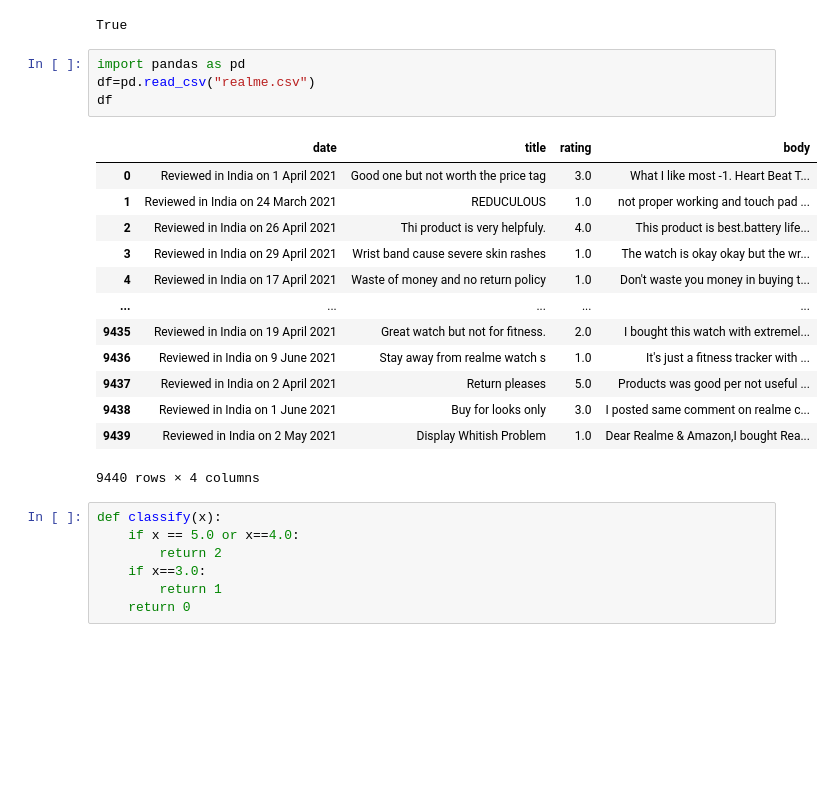
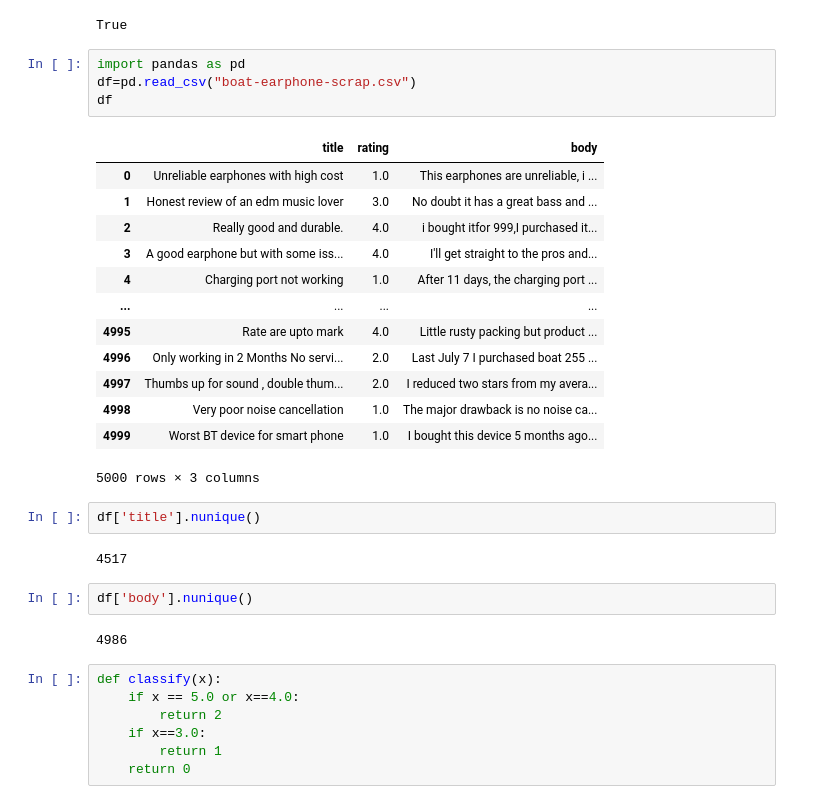
Before and after one commit to Vinaykumar112/Sentiment-Analysis-On-Product-Reviews, a Jupyter notebook: Data Cleaning.ipynb, the cells around one changed output. Drawn from its saved outputs; the diff is of its cells as text; blank space fills up the shorter version.

```diff
--- a/Data Cleaning.ipynb
+++ b/Data Cleaning.ipynb
@@ -16,22 +16,30 @@ nltk.download("stopwords")
 True
 # %%
 import pandas as pd
-df=pd.read_csv("realme.csv")
+df=pd.read_csv("boat-earphone-scrap.csv")
 df
 # %% [output]
-|  | date | title | rating | body |
-| 0 | Reviewed in India on 1 April 2021 | Good one but not worth the price tag | 3.0 | What I like most -1. Heart Beat T... |
-| 1 | Reviewed in India on 24 March 2021 | REDUCULOUS | 1.0 | not proper working and touch pad ... |
-| 2 | Reviewed in India on 26 April 2021 | Thi product is very helpfuly. | 4.0 | This product is best.battery life... |
-| 3 | Reviewed in India on 29 April 2021 | Wrist band cause severe skin rashes | 1.0 | The watch is okay okay but the wr... |
-| 4 | Reviewed in India on 17 April 2021 | Waste of money and no return policy | 1.0 | Don't waste you money in buying t... |
-| ... | ... | ... | ... | ... |
-| 9435 | Reviewed in India on 19 April 2021 | Great watch but not for fitness. | 2.0 | I bought this watch with extremel... |
-| 9436 | Reviewed in India on 9 June 2021 | Stay away from realme watch s | 1.0 | It's just a fitness tracker with ... |
-| 9437 | Reviewed in India on 2 April 2021 | Return pleases | 5.0 | Products was good per not useful ... |
-| 9438 | Reviewed in India on 1 June 2021 | Buy for looks only | 3.0 | I posted same comment on realme c... |
-| 9439 | Reviewed in India on 2 May 2021 | Display Whitish Problem | 1.0 | Dear Realme & Amazon,I bought Rea... |
+|  | title | rating | body |
+| 0 | Unreliable earphones with high cost | 1.0 | This earphones are unreliable, i ... |
+| 1 | Honest review of an edm music lover | 3.0 | No doubt it has a great bass and ... |
+| 2 | Really good and durable. | 4.0 | i bought itfor 999,I purchased it... |
+| 3 | A good earphone but with some iss... | 4.0 | I'll get straight to the pros and... |
+| 4 | Charging port not working | 1.0 | After 11 days, the charging port ... |
+| ... | ... | ... | ... |
+| 4995 | Rate are upto mark | 4.0 | Little rusty packing but product ... |
+| 4996 | Only working in 2 Months No servi... | 2.0 | Last July 7 I purchased boat 255 ... |
+| 4997 | Thumbs up for sound , double thum... | 2.0 | I reduced two stars from my avera... |
+| 4998 | Very poor noise cancellation | 1.0 | The major drawback is no noise ca... |
+| 4999 | Worst BT device for smart phone | 1.0 | I bought this device 5 months ago... |
-9440 rows × 4 columns
+5000 rows × 3 columns
+# %%
+df['title'].nunique()
+# %% [output]
+4517
+# %%
+df['body'].nunique()
+# %% [output]
+4986
 # %%
 def classify(x):
     if x == 5.0 or x==4.0:
```
Also changed, not shown: parts of 9 cells of this notebook, 4 other files.
